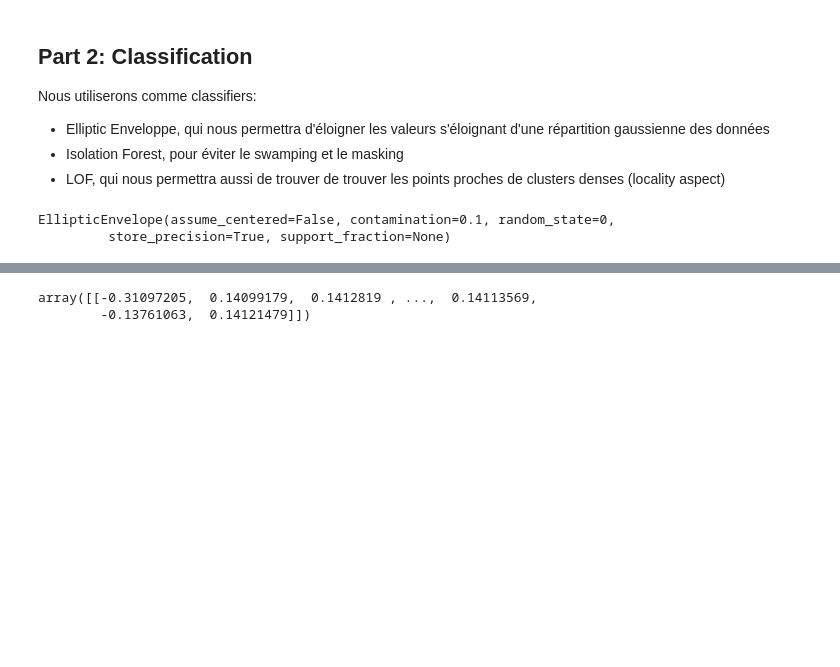
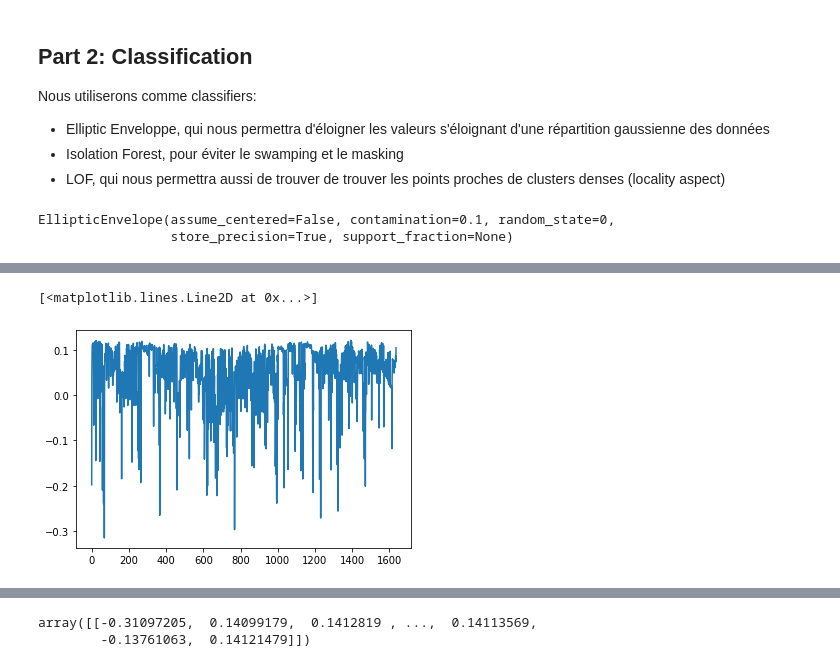
Before and after one commit to mattlouvet/be_anomaly_detection, a Jupyter notebook: group_by_windows.ipynb, the cells around one changed output, grey strips where cells are left out. Drawn from its saved outputs; the diff is of its cells as text; code cells hidden in the pictures; blank space fills up the shorter version.

```diff
--- a/group_by_windows.ipynb
+++ b/group_by_windows.ipynb
@@ -138,3 +157,8 @@ isf_score_n = scaler.transform(isf_score.reshape(-1, 1))
 scaler = StandardScaler()
 scaler.fit(cov_score.reshape(-1, 1))
 cov_score_n = scaler.transform(cov_score.reshape(-1, 1))
+# %%
+plt.plot(isf_score)
+# %% [output]
+[<matplotlib.lines.Line2D at 0x...>]
+[figure, added]
```
Also changed, not shown: parts of 9 cells of this notebook, 1 other file.
